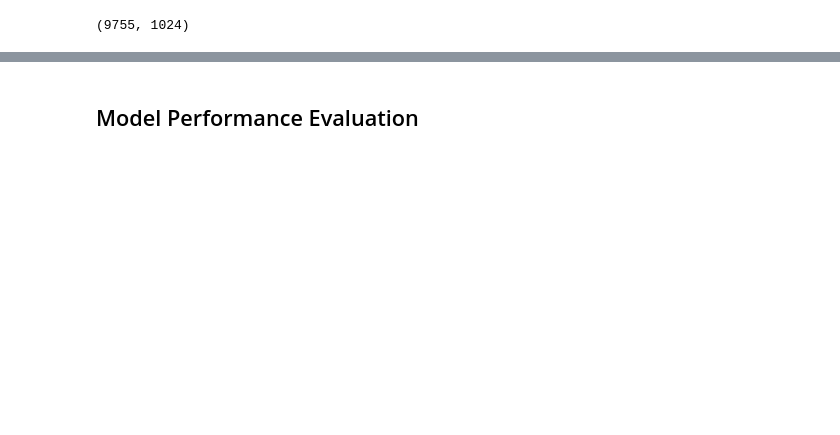
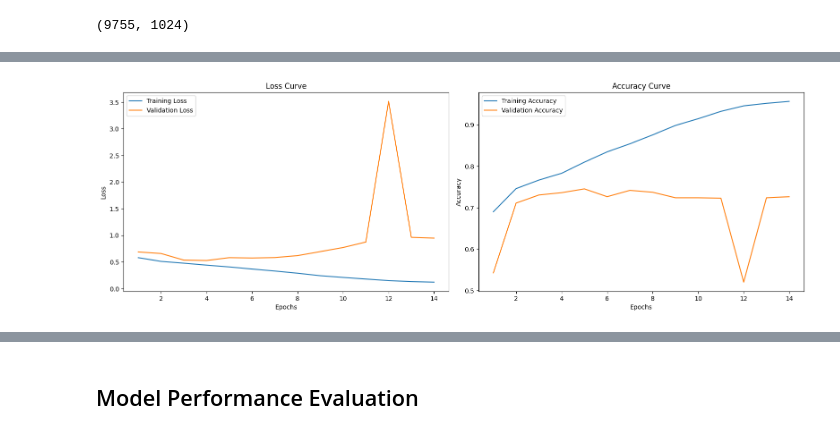
Before and after one commit to gangula-karthik/Hateful-Meme-Classifier, a Jupyter notebook: notebooks/modelling/modelling.ipynb, the cells around one changed output, grey strips where cells are left out. Drawn from its saved outputs; the diff is of its cells as text; code cells hidden in the pictures; blank space fills up the shorter version.

```diff
--- a/notebooks/modelling/modelling.ipynb
+++ b/notebooks/modelling/modelling.ipynb
@@ -337,0 +400,20 @@ fused_embeds.shape
+# %%
+optimizer = Adam(learning_rate=0.001)
+classification_model.compile(optimizer=optimizer, loss='binary_crossentropy', metrics=['accuracy'])
+
+# Define EarlyStopping callback
+early_stopping = EarlyStopping(
+    monitor='val_loss',  # Monitor validation loss
+    patience=10,         # Stop after 10 epochs of no improvement
+    restore_best_weights=True  # Restore the weights of the best epoch
+)
+
+# Train the model with early stopping
+history = classification_model.fit(
+    fused_embeds_train, labels_train,
+    validation_data=(fused_embeds_val, labels_val),  # Provide validation data
+    epochs=100,
+    batch_size=32,  # Optimal value 32
+    shuffle=True,
+    callbacks=[early_stopping]  # Include early stopping
+)
@@ -338,3 +438,39 @@ fused_embeds.shape
+# %%
+def plot_training_curves(history):
+    # Extract metrics from history
+    loss = history.history['loss']
+    val_loss = history.history['val_loss']
+    accuracy = history.history['accuracy']
+    val_accuracy = history.history['val_accuracy']
+
+    epochs = range(1, len(loss) + 1)
+
+    # Plot loss
+    plt.figure(figsize=(16, 10))
+    plt.subplot(2, 2, 1)
+    plt.plot(epochs, loss, label='Training Loss')
+    plt.plot(epochs, val_loss, label='Validation Loss')
+    plt.title('Loss Curve')
+    plt.xlabel('Epochs')
+    plt.ylabel('Loss')
+    plt.legend()
+
+    # Plot accuracy
+    plt.subplot(2, 2, 2)
+    plt.plot(epochs, accuracy, label='Training Accuracy')
+    plt.plot(epochs, val_accuracy, label='Validation Accuracy')
+    plt.title('Accuracy Curve')
+    plt.xlabel('Epochs')
+    plt.ylabel('Accuracy')
+    plt.legend()
+
+    plt.tight_layout()
+    plt.show()
+
+
+plot_training_curves(history)
+# %% [output]
+[figure, added]
 # %%
 def build_classification_model_with_residual(input_dim, num_classes=2):
     inputs = layers.Input(shape=(input_dim,))
```
Also changed, not shown: parts of 34 cells of this notebook.
